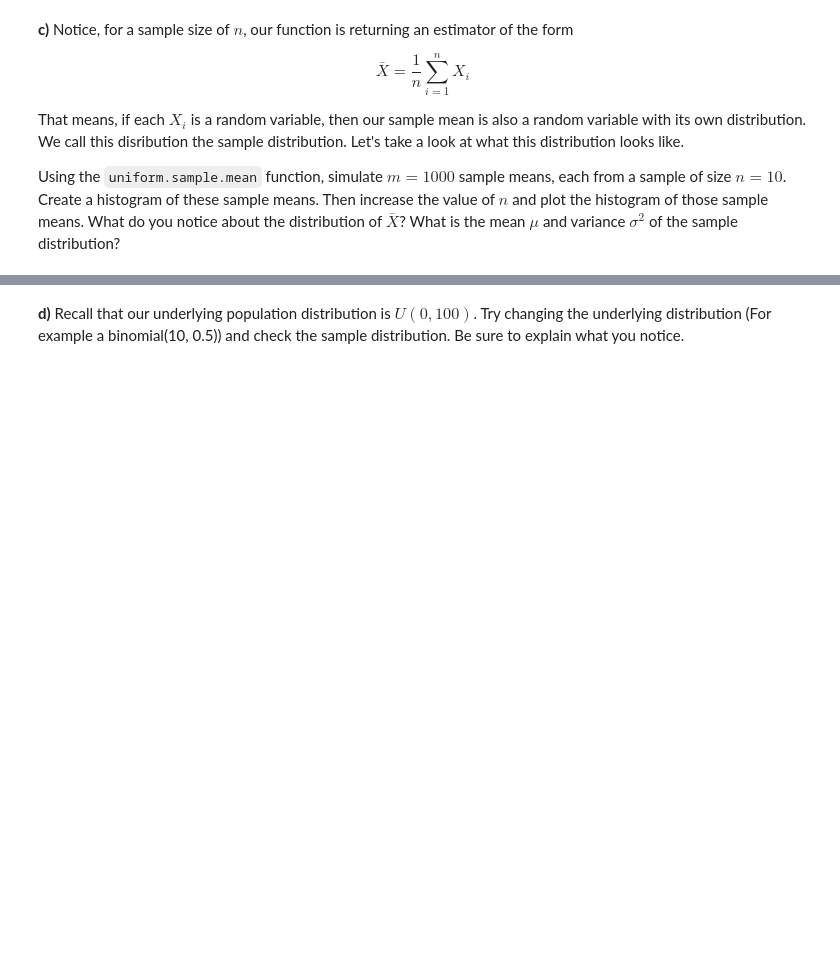
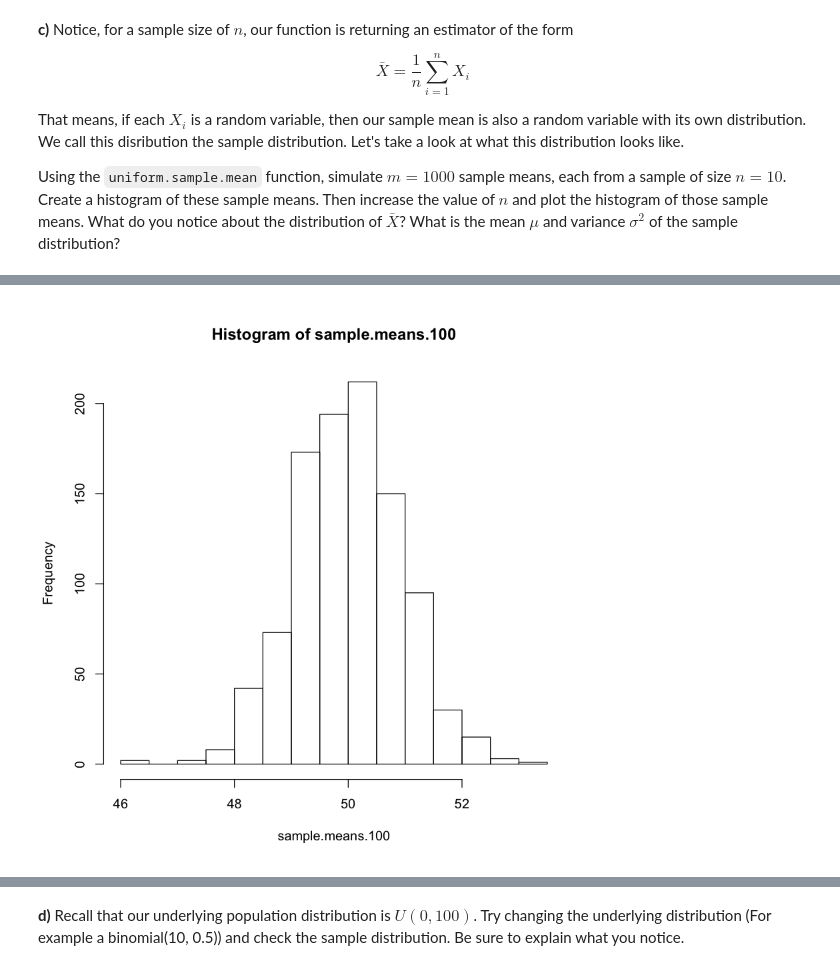
Before and after one commit to aaronliruns/probability-r, a Jupyter notebook: week6/P_M6_1.ipynb, the cells around one changed output, grey strips where cells are left out. Cells and saved outputs as stored; diff of their text form; code cells hidden in the pictures; blank space fills up the shorter version.

```diff
--- a/week6/P_M6_1.ipynb
+++ b/week6/P_M6_1.ipynb
@@ -57,0 +88,5 @@ YOUR ANSWER HERE
+# %%
+sample.means.100 = get.sample.means(m, 1000)
+hist(sample.means.100)
+# %% [output]
+[figure, added]
```
Also changed, not shown: parts of 23 cells of this notebook, 2 other files.
